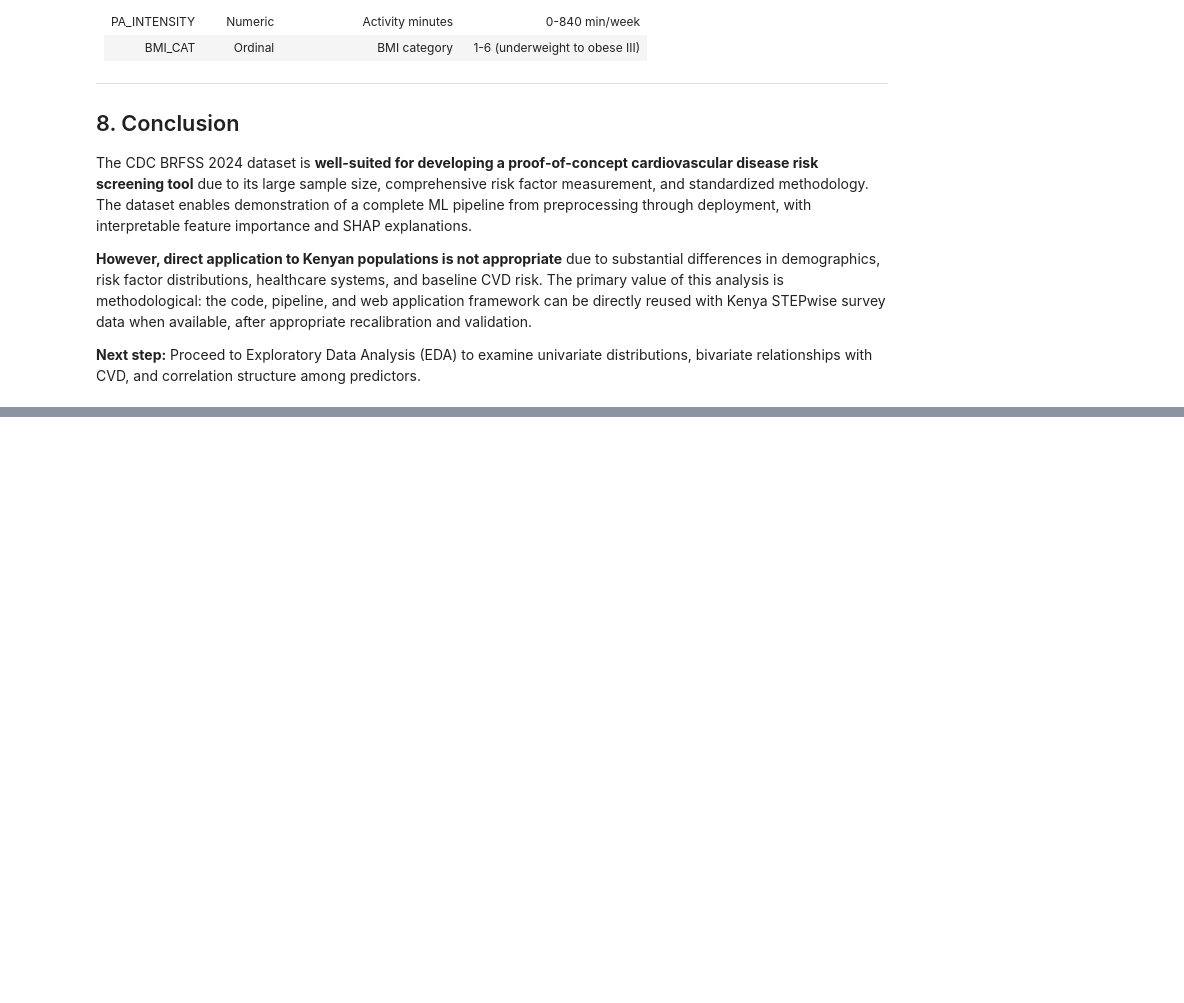
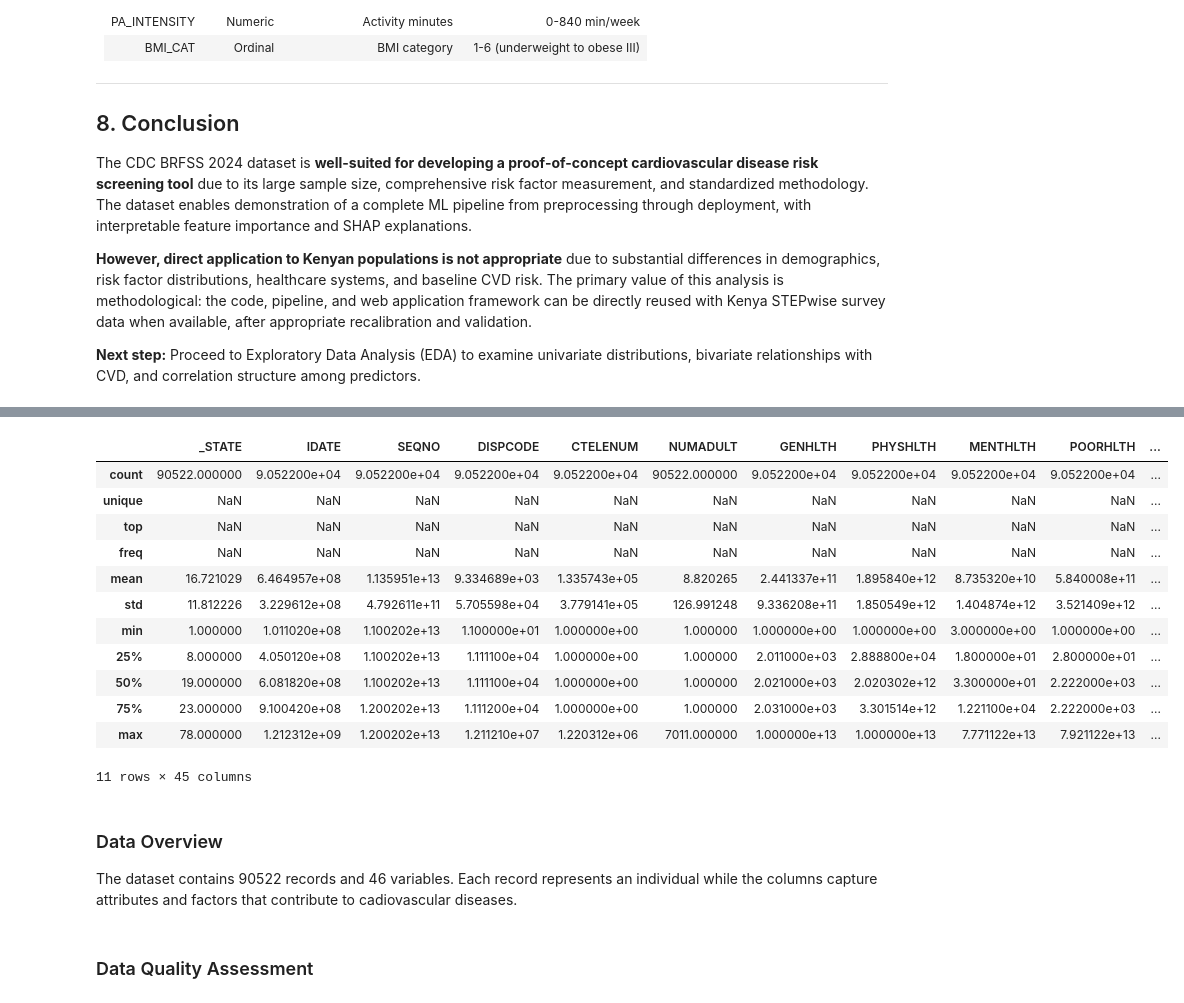
Before and after one commit to Vibora-Polo/Pandas_Express_capstone_project_on_cvd, a Jupyter notebook: index.ipynb, the cells around one changed output, grey strips where cells are left out. Cells and saved outputs as stored; diff of their text form; code cells hidden in the pictures; blank space fills up the shorter version.

```diff
--- a/index.ipynb
+++ b/index.ipynb
@@ -528,3 +531,24 @@ The CDC BRFSS 2024 dataset is **well-suited for developing a proof-of-concept ca
 **However, direct application to Kenyan populations is not appropriate** due to substantial differences in demographics, risk factor distributions, healthcare systems, and baseline CVD risk. The primary value of this analysis is methodological: the code, pipeline, and web application framework can be directly reused with Kenya STEPwise survey data when available, after appropriate recalibration and validation.
 
 **Next step:** Proceed to Exploratory Data Analysis (EDA) to examine univariate distributions, bivariate relationships with CVD, and correlation structure among predictors.
+# %%
+# =============================================================================
+# CELL 1: Load raw data + initial inspection
+# =============================================================================
+import pandas as pd
+import numpy as np
+import warnings
+warnings.filterwarnings('ignore')
+
+# Load the compressed CSV from the repo
+# If running locally from cloned repo:
+df_raw = pd.read_csv('output.csv.gz', compression='gzip', low_memory=False)
+
+print("=" * 60)
+print("RAW DATASET OVERVIEW")
+print("=" * 60)
+print(f"Shape: {df_raw.shape}")
+print(f"Columns: {list(df_raw.columns)}")
+print(f"\nDtypes:\n{df_raw.dtypes.value_counts()}")
+print(f"\nMissing values per column:")
+print(df_raw.isnull().sum())
@@ -530,0 +650,22 @@ The CDC BRFSS 2024 dataset is **well-suited for developing a proof-of-concept ca
+# %%
+df.describe(include='all')
+# %% [output]
+|  | _STATE | IDATE | SEQNO | DISPCODE | CTELENUM | NUMADULT | GENHLTH | PHYSHLTH | MENTHLTH | POORHLTH | ... |
+| count | 90522.000000 | 9.052200e+04 | 9.052200e+04 | 9.052200e+04 | 9.052200e+04 | 90522.000000 | 9.052200e+04 | 9.052200e+04 | 9.052200e+04 | 9.052200e+04 | ... |
+| unique | NaN | NaN | NaN | NaN | NaN | NaN | NaN | NaN | NaN | NaN | ... |
+| top | NaN | NaN | NaN | NaN | NaN | NaN | NaN | NaN | NaN | NaN | ... |
+| freq | NaN | NaN | NaN | NaN | NaN | NaN | NaN | NaN | NaN | NaN | ... |
+| mean | 16.721029 | 6.464957e+08 | 1.135951e+13 | 9.334689e+03 | 1.335743e+05 | 8.820265 | 2.441337e+11 | 1.895840e+12 | 8.735320e+10 | 5.840008e+11 | ... |
+| std | 11.812226 | 3.229612e+08 | 4.792611e+11 | 5.705598e+04 | 3.779141e+05 | 126.991248 | 9.336208e+11 | 1.850549e+12 | 1.404874e+12 | 3.521409e+12 | ... |
+| min | 1.000000 | 1.011020e+08 | 1.100202e+13 | 1.100000e+01 | 1.000000e+00 | 1.000000 | 1.000000e+00 | 1.000000e+00 | 3.000000e+00 | 1.000000e+00 | ... |
+| 25% | 8.000000 | 4.050120e+08 | 1.100202e+13 | 1.111100e+04 | 1.000000e+00 | 1.000000 | 2.011000e+03 | 2.888800e+04 | 1.800000e+01 | 2.800000e+01 | ... |
+| 50% | 19.000000 | 6.081820e+08 | 1.100202e+13 | 1.111100e+04 | 1.000000e+00 | 1.000000 | 2.021000e+03 | 2.020302e+12 | 3.300000e+01 | 2.222000e+03 | ... |
+| 75% | 23.000000 | 9.100420e+08 | 1.200202e+13 | 1.111200e+04 | 1.000000e+00 | 1.000000 | 2.031000e+03 | 3.301514e+12 | 1.221100e+04 | 2.222000e+03 | ... |
+| max | 78.000000 | 1.212312e+09 | 1.200202e+13 | 1.211210e+07 | 1.220312e+06 | 7011.000000 | 1.000000e+13 | 1.000000e+13 | 7.771122e+13 | 7.921122e+13 | ... |
+11 rows × 45 columns
+# %% [markdown]
+### Data Overview
+The dataset contains 90522 records and 46 variables.
+Each record represents an individual while the columns capture attributes and factors that contribute to cadiovascular diseases.
+# %% [markdown]
+### Data Quality Assessment
```
Also changed, not shown: parts of 19 cells of this notebook.
